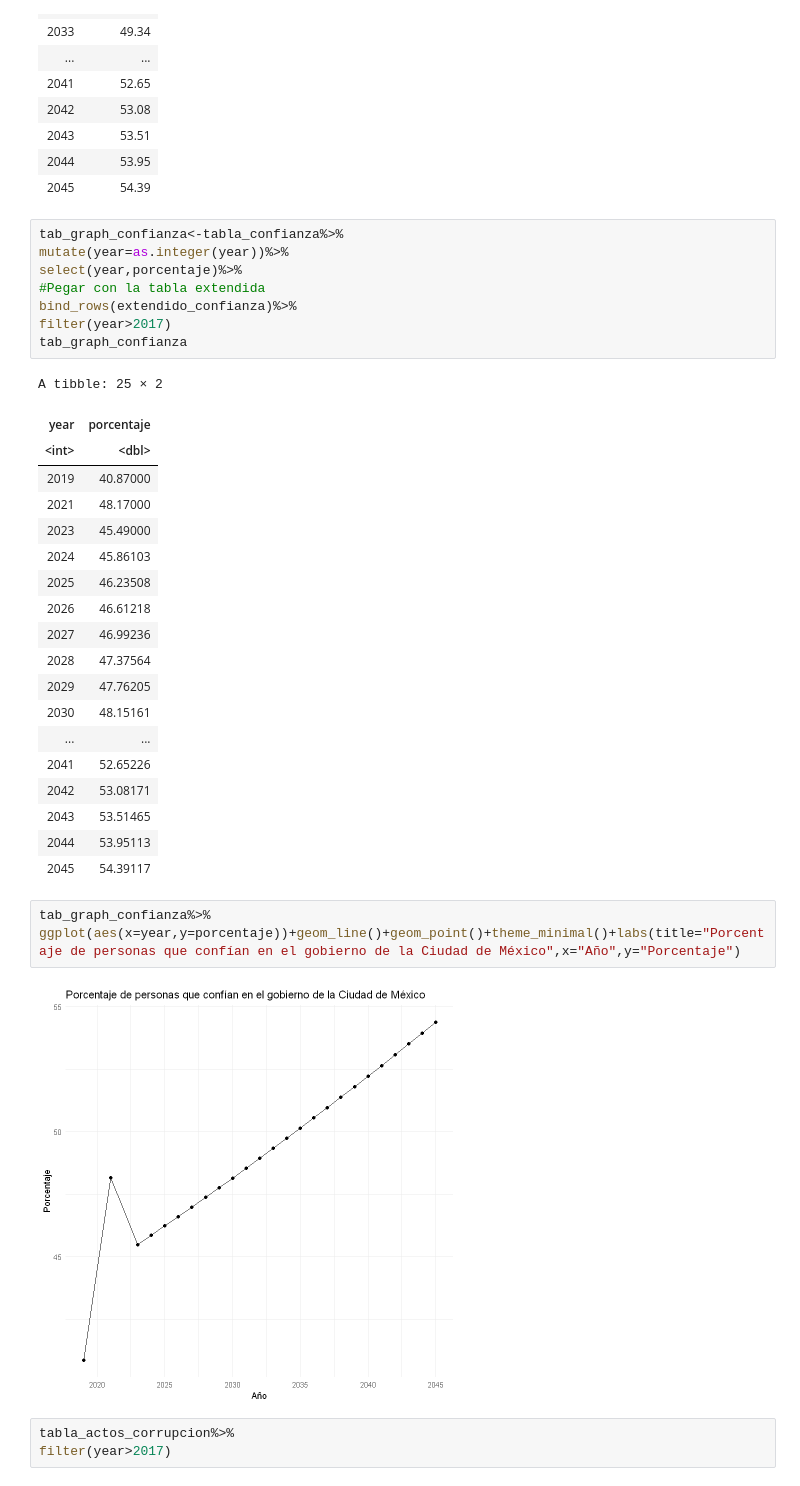
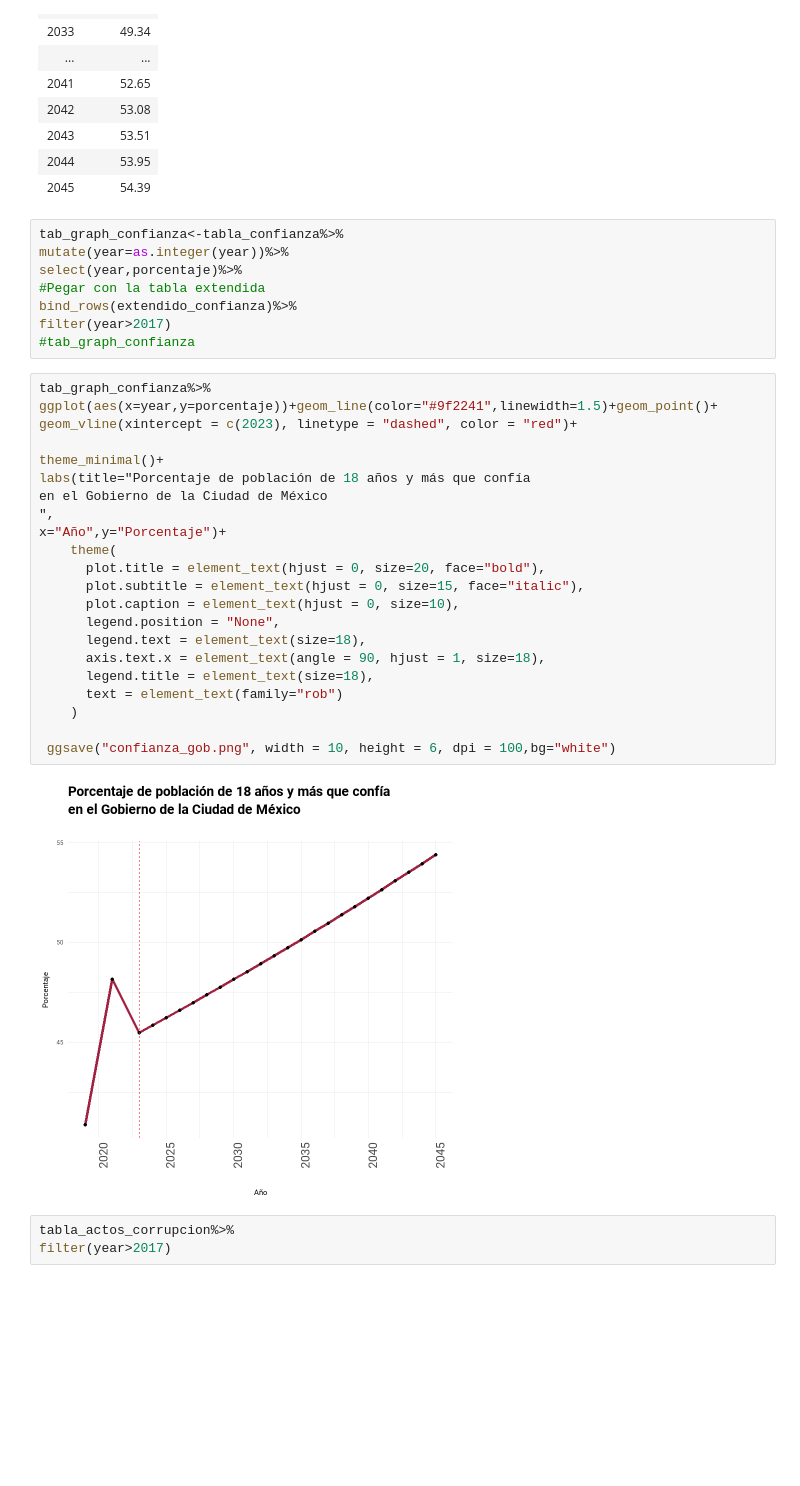
Before and after one commit to cpyp-ipdp/pgd_cdmx, a Jupyter notebook: indicadores/gobierno/indicadores_gobierno_pgd.ipynb, the cells around one changed output. Drawn from its saved outputs; the diff is of its cells as text; blank space fills up the shorter version.

```diff
--- a/indicadores/gobierno/indicadores_gobierno_pgd.ipynb
+++ b/indicadores/gobierno/indicadores_gobierno_pgd.ipynb
@@ -245,32 +252,31 @@ select(year,porcentaje)%>%
 #Pegar con la tabla extendida
 bind_rows(extendido_confianza)%>%
 filter(year>2017)
-tab_graph_confianza
+#tab_graph_confianza
-# %% [output]
-A tibble: 25 × 2
-| year | porcentaje |
-| <int> | <dbl> |
-| 2019 | 40.87000 |
-| 2021 | 48.17000 |
-| 2023 | 45.49000 |
-| 2024 | 45.86103 |
-| 2025 | 46.23508 |
-| 2026 | 46.61218 |
-| 2027 | 46.99236 |
-| 2028 | 47.37564 |
-| 2029 | 47.76205 |
-| 2030 | 48.15161 |
-| ... | ... |
-| 2041 | 52.65226 |
-| 2042 | 53.08171 |
-| 2043 | 53.51465 |
-| 2044 | 53.95113 |
-| 2045 | 54.39117 |
 # %%
 tab_graph_confianza%>%
-ggplot(aes(x=year,y=porcentaje))+geom_line()+geom_point()+theme_minimal()+labs(title="Porcentaje de personas que confían en el gobierno de la Ciudad de México",x="Año",y="Porcentaje")
+ggplot(aes(x=year,y=porcentaje))+geom_line(color="#9f2241",linewidth=1.5)+geom_point()+
+geom_vline(xintercept = c(2023), linetype = "dashed", color = "red")+
+
+theme_minimal()+
+labs(title="Porcentaje de población de 18 años y más que confía
+en el Gobierno de la Ciudad de México
+",
+x="Año",y="Porcentaje")+
+    theme(
+      plot.title = element_text(hjust = 0, size=20, face="bold"),
+      plot.subtitle = element_text(hjust = 0, size=15, face="italic"),
+      plot.caption = element_text(hjust = 0, size=10),
+      legend.position = "None",
+      legend.text = element_text(size=18),
+      axis.text.x = element_text(angle = 90, hjust = 1, size=18),
+      legend.title = element_text(size=18),
+      text = element_text(family="rob")
+    )
+
+ ggsave("confianza_gob.png", width = 10, height = 6, dpi = 100,bg="white")
 # %% [output]
-[figure, old version]
+[figure, new version]
 # %%
 tabla_actos_corrupcion%>%
 filter(year>2017)
```
Also changed, not shown: parts of 5 cells of this notebook.
